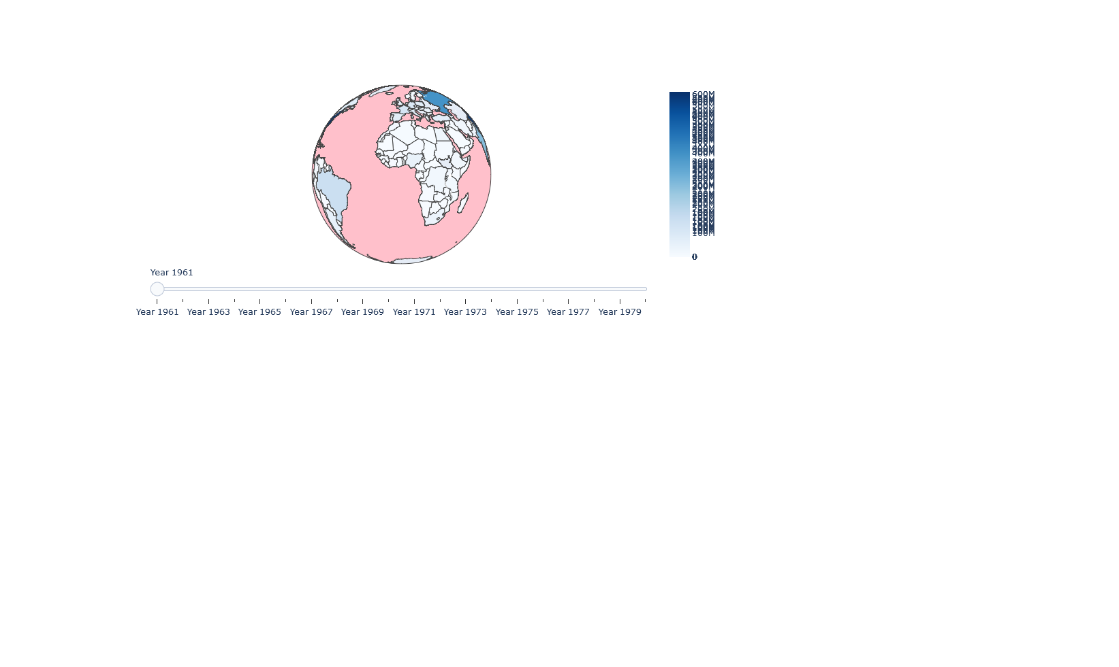
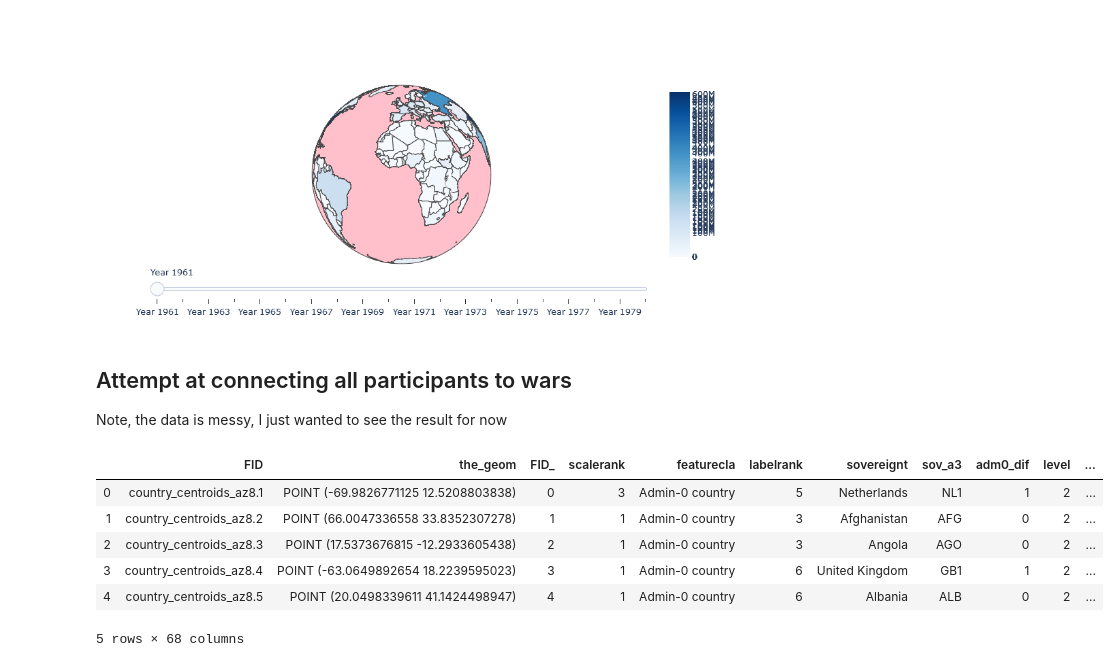
Before and after one commit to pull-fiction/make-crops-not-war, a Jupyter notebook: notebooks/Maps.ipynb, the cells around one changed output. Cells and saved outputs as stored; diff of their text form; code cells hidden in the pictures; blank space fills up the shorter version.

```diff
--- a/notebooks/Maps.ipynb
+++ b/notebooks/Maps.ipynb
@@ -174,3 +174,30 @@ fig3 = dict(data=data2,
 plotly.offline.iplot(fig3)
 # %% [output]
 [figure]
+# %% [markdown]
+## Attempt at connecting all participants to wars
+
+Note, the data is messy, I just wanted to see the result for now
+# %%
+# Retrieve geolocations of country centroids
+
+# Set folder name
+file_path = '../pandas_dfs/'
+
+# Set filenames
+centroids_file = 'country_centroids.csv'
+final_wars_file = 'final_wars_df.csv'
+
+# Read the files
+raw_country_centroids_df = pd.read_csv(file_path + centroids_file, encoding='latin-1')
+final_wars_df = pd.read_csv(file_path + final_wars_file, encoding='latin-1')
+# %%
+raw_country_centroids_df.head()
+# %% [output]
+|  | FID | the_geom | FID_ | scalerank | featurecla | labelrank | sovereignt | sov_a3 | adm0_dif | level | ... |
+| 0 | country_centroids_az8.1 | POINT (-69.9826771125 12.5208803838) | 0 | 3 | Admin-0 country | 5 | Netherlands | NL1 | 1 | 2 | ... |
+| 1 | country_centroids_az8.2 | POINT (66.0047336558 33.8352307278) | 1 | 1 | Admin-0 country | 3 | Afghanistan | AFG | 0 | 2 | ... |
+| 2 | country_centroids_az8.3 | POINT (17.5373676815 -12.2933605438) | 2 | 1 | Admin-0 country | 3 | Angola | AGO | 0 | 2 | ... |
+| 3 | country_centroids_az8.4 | POINT (-63.0649892654 18.2239595023) | 3 | 1 | Admin-0 country | 6 | United Kingdom | GB1 | 1 | 2 | ... |
+| 4 | country_centroids_az8.5 | POINT (20.0498339611 41.1424498947) | 4 | 1 | Admin-0 country | 6 | Albania | ALB | 0 | 2 | ... |
+5 rows × 68 columns
```
Also changed, not shown: parts of 12 cells of this notebook, 3 other files.
